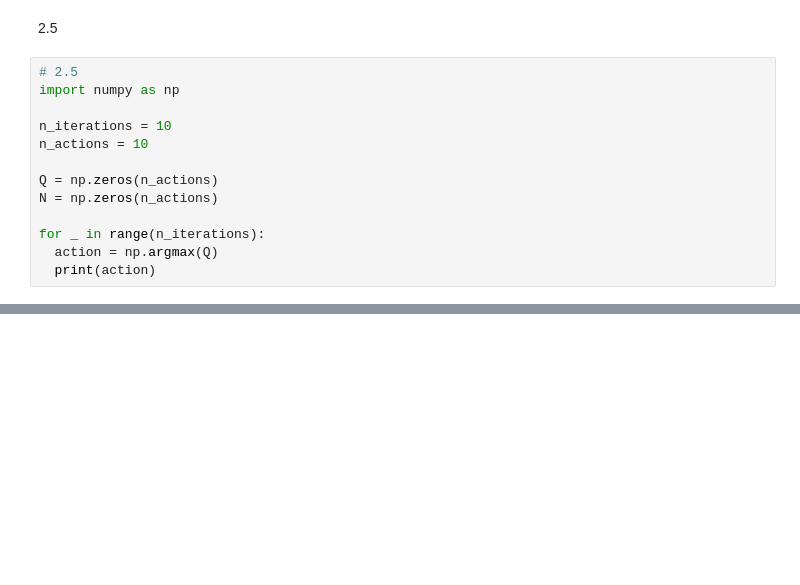
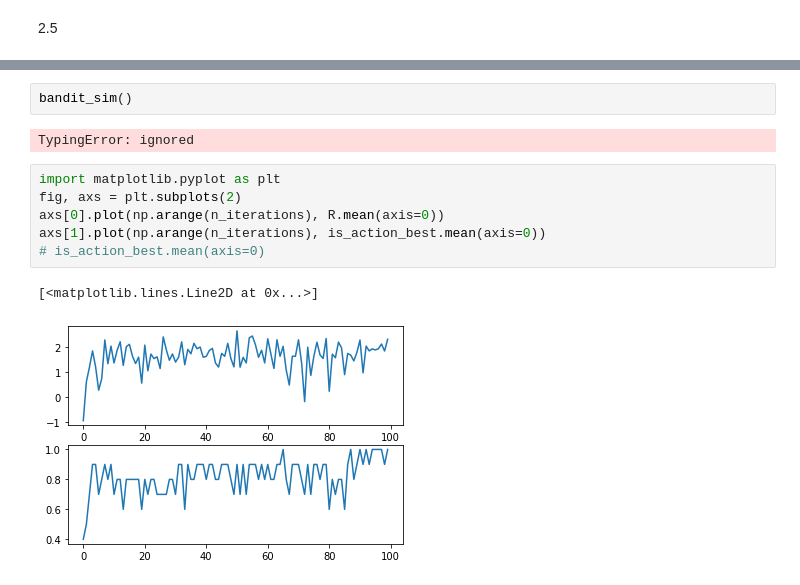
Before and after one commit to keesterbrugge/rl_intro_sutton, a Jupyter notebook: ch2.ipynb, the cells around one changed output, grey strips where cells are left out. Drawn from its saved outputs; the diff is of its cells as text; blank space fills up the shorter version.

```diff
--- a/ch2.ipynb
+++ b/ch2.ipynb
@@ -2,16 +2,3 @@
 <a href="https://colab.research.google.com/github/keesterbrugge/rl_intro_sutton/blob/main/ch2.ipynb" target="_parent"><img src="https://colab.research.google.com/assets/colab-badge.svg" alt="Open In Colab"/></a>
 # %% [markdown]
 2.5
-# %%
-# 2.5
-import numpy as np
-
-n_iterations = 10
-n_actions = 10
-
-Q = np.zeros(n_actions)
-N = np.zeros(n_actions)
-
-for _ in range(n_iterations):
-  action = np.argmax(Q)
-  print(action)
@@ -28,0 +43,13 @@ for _ in range(n_iterations):
+# %%
+bandit_sim()
+# %% [output]
+TypingError: ignored
+# %%
+import matplotlib.pyplot as plt
+fig, axs = plt.subplots(2)
+axs[0].plot(np.arange(n_iterations), R.mean(axis=0))
+axs[1].plot(np.arange(n_iterations), is_action_best.mean(axis=0))
+# is_action_best.mean(axis=0)
+# %% [output]
+[<matplotlib.lines.Line2D at 0x...>]
+[figure, added]
```
Also changed, not shown: parts of 2 cells of this notebook.
